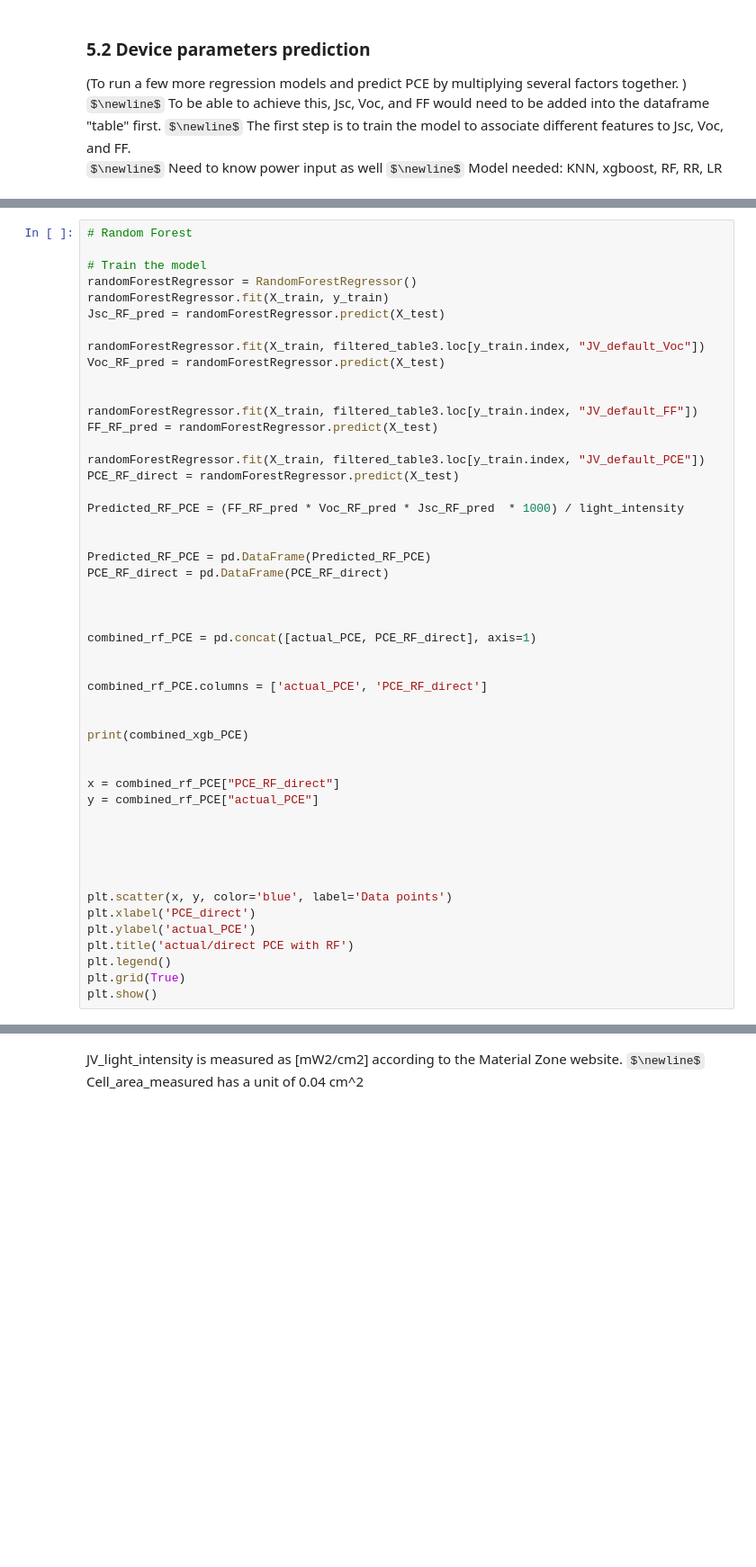
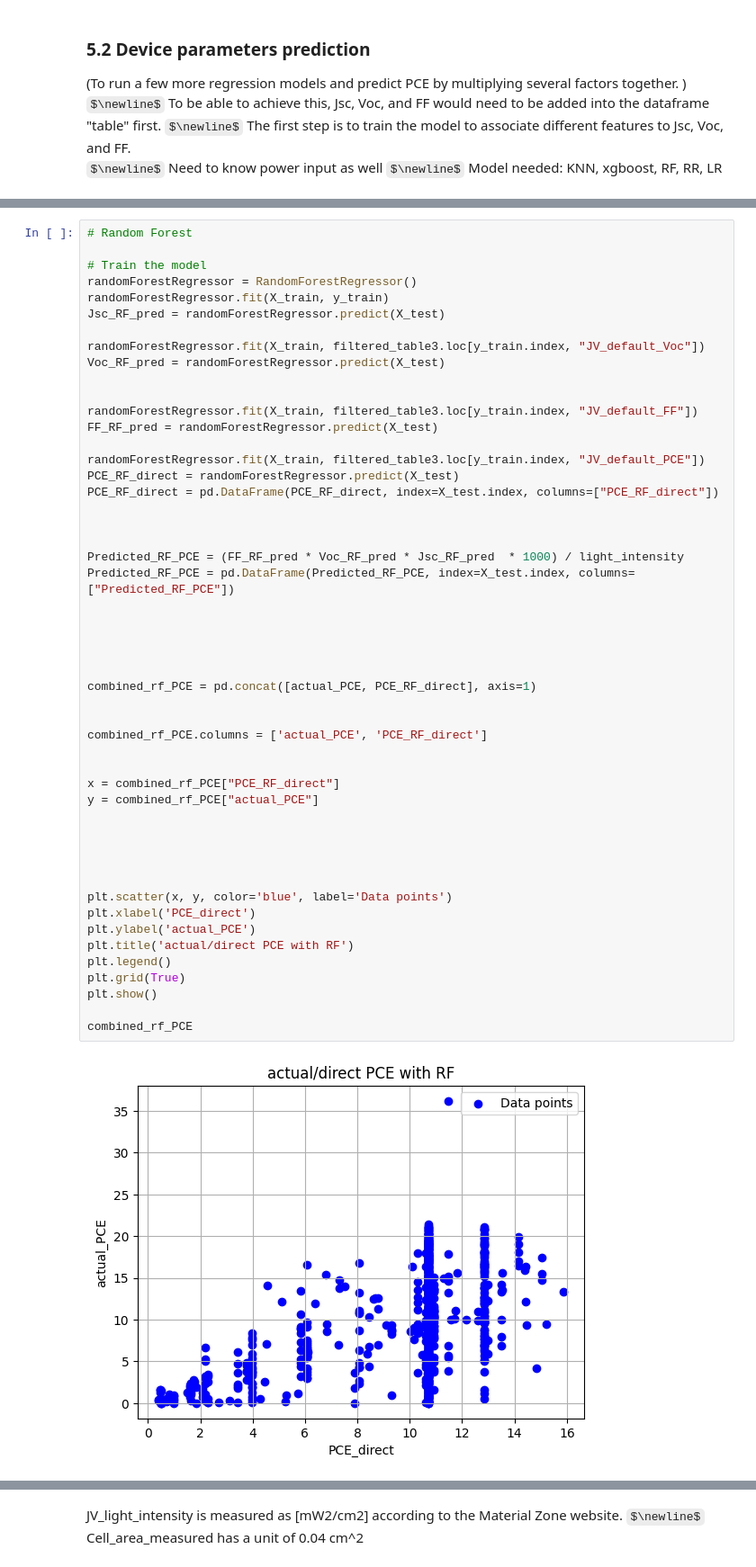
Before and after one commit to drcgreenland/PerovskiteML_project, a Jupyter notebook: replicating.ipynb, the cells around one changed output, grey strips where cells are left out. Shown at 90% size. Drawn from its saved outputs; the diff is of its cells as text; some formulas as TeX source; blank space fills up the shorter version.

```diff
--- a/replicating.ipynb
+++ b/replicating.ipynb
@@ -880,36 +899,38 @@ FF_RF_pred = randomForestRegressor.predict(X_test)
 
 randomForestRegressor.fit(X_train, filtered_table3.loc[y_train.index, "JV_default_PCE"])
 PCE_RF_direct = randomForestRegressor.predict(X_test)
+PCE_RF_direct = pd.DataFrame(PCE_RF_direct, index=X_test.index, columns=["PCE_RF_direct"])
+
+
 
 Predicted_RF_PCE = (FF_RF_pred * Voc_RF_pred * Jsc_RF_pred  * 1000) / light_intensity
+Predicted_RF_PCE = pd.DataFrame(Predicted_RF_PCE, index=X_test.index, columns=["Predicted_RF_PCE"])
 
 
-Predicted_RF_PCE = pd.DataFrame(Predicted_RF_PCE)
-PCE_RF_direct = pd.DataFrame(PCE_RF_direct)
 
 
 
 combined_rf_PCE = pd.concat([actual_PCE, PCE_RF_direct], axis=1)
 
 
 combined_rf_PCE.columns = ['actual_PCE', 'PCE_RF_direct']
-
-
-print(combined_xgb_PCE)
 
 
 x = combined_rf_PCE["PCE_RF_direct"]
 y = combined_rf_PCE["actual_PCE"]
 
 
 
 
 
 plt.scatter(x, y, color='blue', label='Data points')
 plt.xlabel('PCE_direct')
 plt.ylabel('actual_PCE')
 plt.title('actual/direct PCE with RF')
 plt.legend()
 plt.grid(True)
 plt.show()
+
+combined_rf_PCE
 # %% [output]
+[figure, new version]
```
Also changed, not shown: parts of 7 cells of this notebook.
